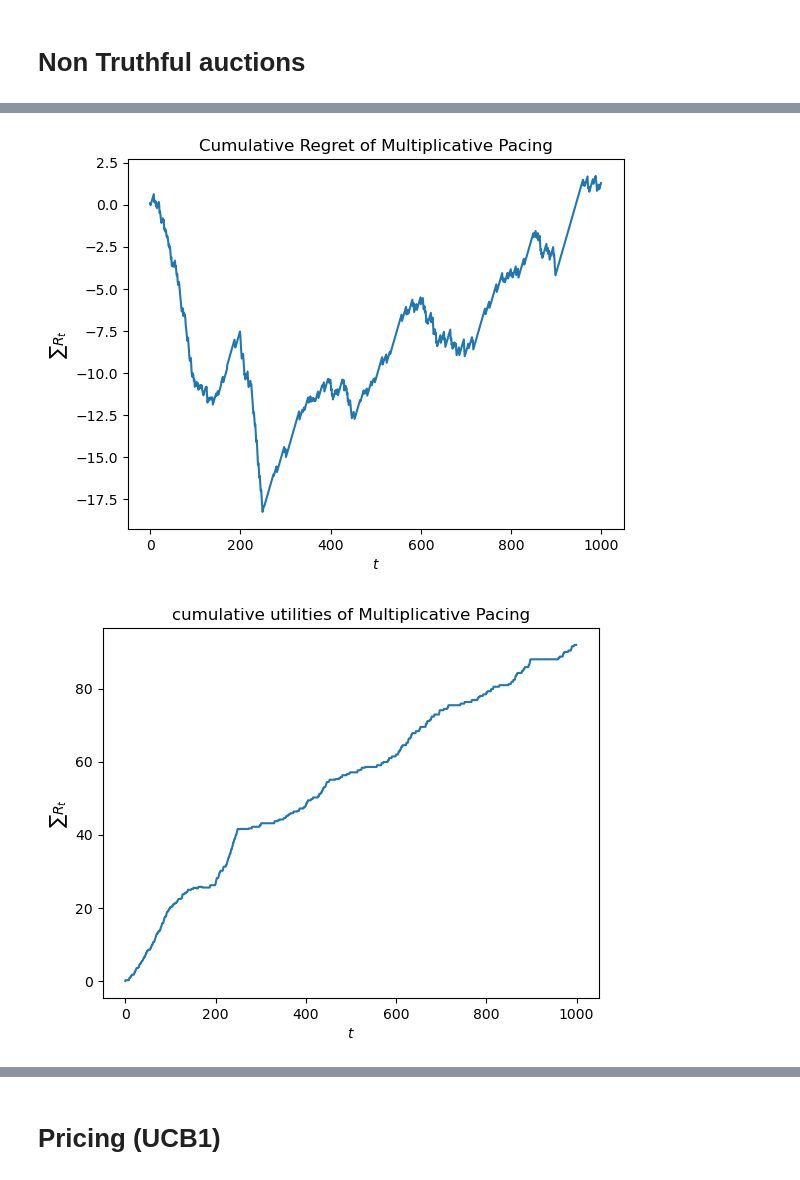
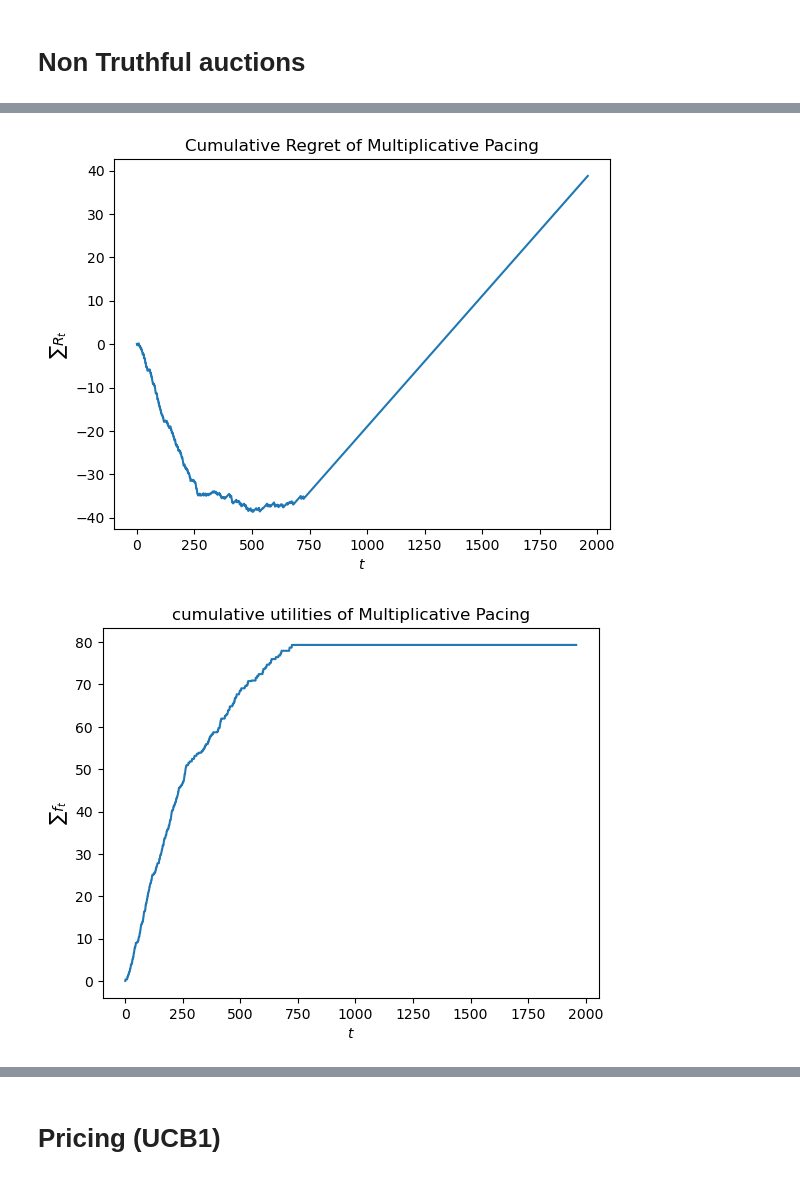
Before and after one commit to kklisto/ONLINE_LEARNING_APPLICATIONS, a Jupyter notebook: requirement_2.ipynb, the cells around one changed output, grey strips where cells are left out. Drawn from its saved outputs; the diff is of its cells as text; code cells hidden in the pictures.

```diff
--- a/requirement_2.ipynb
+++ b/requirement_2.ipynb
@@ -11,8 +11,8 @@ from importations.requirement2 import *
 ### Stochastic Bidders: my competitors sample their bids from
 ### probability distributions
 
-n_advertisers = 3
-n_users = 1000
+n_advertisers = 4
+n_users = 2000 # to compare with the non-stationary case latter
 B = 100
 my_valuation = 0.8
 rho = B/n_users
@@ -24,7 +24,7 @@ other_bids = np.random.uniform(0, 1, size = (n_advertisers-1, n_users))
 m_t = other_bids.max(axis=0)
 
 ### the maximum among k uniformly distributed r.v.s is a beta r.v. with alpha=k and beta=1
-available_bids = np.linspace(0,1,11)
+available_bids = np.linspace(0,1,40)
 #win_probabilities = stats.beta.cdf(available_bids, n_advertisers-1, 1)
 win_probabilities = np.array([sum(b > m_t)/n_users for b in available_bids])
 
@@ -53,24 +58,33 @@ agent = FFMultiplicativePacingAgent(bids_set = available_bids,
 
 auction = FirstPriceAuction(np.ones(n_advertisers))
 
-utilities = np.array([])
+utilities_st = np.array([])
 my_bids = np.array([])
-my_payments = np.array([])
+my_payments_st = np.array([])
+clair_payments = np.array([])
 total_wins = 0
+total_wins_clair = 0
 
 np.random.seed(1)
 for u in range(n_users):
     # interaction
     my_bid = agent.bid()
     bids = np.append(my_bid, other_bids[:, u].ravel())
+    bids_clair = np.append(expected_clairvoyant_bids[u], other_bids[:, u].ravel())
     winners, payments_per_click = auction.round(bids=bids)
+    win_clair, payments_per_click_c = auction.round(bids=bids_clair)
     my_win = int(winners==0)
+    clair_win = int(win_clair==0)
     f_t, c_t = (my_valuation-m_t[u])*my_win, m_t[u]*my_win
+    f_t_clair, c_t_clair = (my_valuation-m_t[u])*clair_win , m_t[u]*clair_win
     agent.update(f_t, c_t, m_t[u])
     # logging
-    utilities = np.append(utilities, f_t)
+    utilities_st = np.append(utilities_st, f_t)
     my_bids = np.append(my_bids, my_bid)
-    my_payments = np.append(my_payments, c_t)
+    my_payments_st = np.append(my_payments_st, c_t)
+    clair_payments = np.append(clair_payments, c_t_clair)
     total_wins+=my_win
+    total_wins_clair+= clair_win
 print(f'Total # of Wins: {total_wins}')
+print(f'Total # of Wins: {total_wins_clair}')
 # %% [output]
@@ -115,8 +139,8 @@ plt.show()
 # %%
 #Creating the noise:
-n_epochs = int(n_users / 50.0)
+n_users = 280
+n_epochs = int(n_users / 40.0)
 print(n_epochs, n_users)
-n_users = 50
 n_advertisers = 4
 
 np.random.seed(42)
@@ -169,9 +197,9 @@ agent = FFMultiplicativePacingAgent(bids_set = available_bids,
 
 auction = FirstPriceAuction(np.ones(n_advertisers))
 
-utilities = np.array([])
+utilities_nst = np.array([])
 my_bids = np.array([])
-my_payments = np.array([])
+my_payments_nst = np.array([])
 total_wins = 0
 
 np.random.seed(1)
@@ -184,9 +212,9 @@ for u in range(n_users):
     f_t, c_t = (my_valuation-m_t[u])*my_win, m_t[u]*my_win
     agent.update(f_t, c_t, m_t[u])
     # logging
-    utilities = np.append(utilities, f_t)
+    utilities_nst = np.append(utilities_nst, f_t)
     my_bids = np.append(my_bids, my_bid)
-    my_payments = np.append(my_payments, c_t)
+    my_payments_nst = np.append(my_payments_nst, c_t)
     total_wins+=my_win
 print(f'Total # of Wins: {total_wins}')
 # %% [output]
@@ -214,21 +253,21 @@ plt.show()
 # %%
-cumulative_regret_nst = np.cumsum(expected_clairvoyant_utilities-utilities)
+cumulative_regret_nst = np.cumsum(expected_clairvoyant_utilities-utilities_nst)
 plt.plot(cumulative_regret_nst)
 plt.xlabel('$t$')
 plt.ylabel('$\sum R_t$')
 plt.title('Cumulative Regret of Multiplicative Pacing')
 plt.show()
 # %% [output]
-[figure, old version]
+[figure, new version]
 # %%
-cumulative_utilities = np.cumsum(utilities)
+cumulative_utilities = np.cumsum(utilities_nst)
 plt.plot(cumulative_utilities)
 plt.xlabel('$t$')
-plt.ylabel('$\sum R_t$')
+plt.ylabel('$\sum f_t$')
 plt.title('cumulative utilities of Multiplicative Pacing')
 plt.show()
 # %% [output]
-[figure, old version]
+[figure, new version]
 # %%
 # Plot both on the same graph
 plt.plot(cumulative_regret_st, label="Cumulative Regret Stationary")
```
Also changed, not shown: parts of 23 cells of this notebook, 7 other files.
